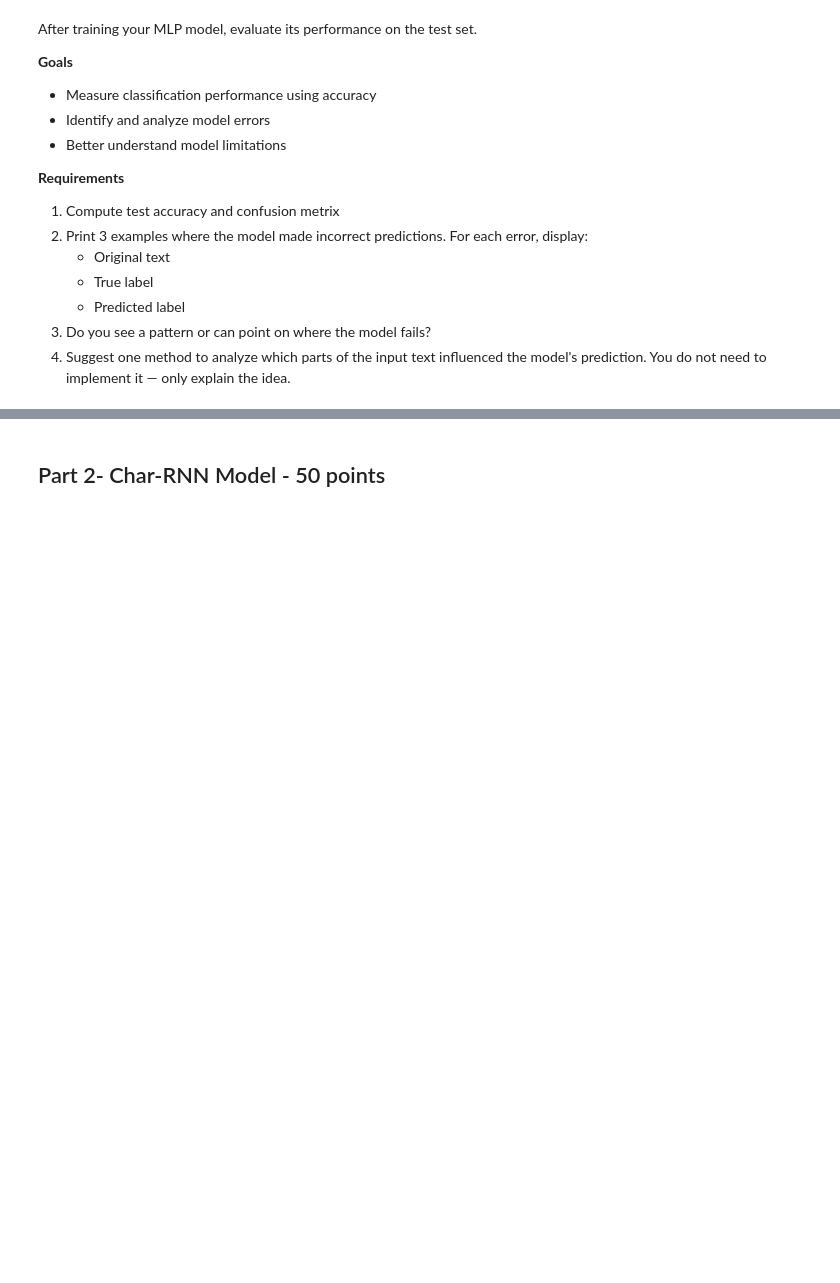
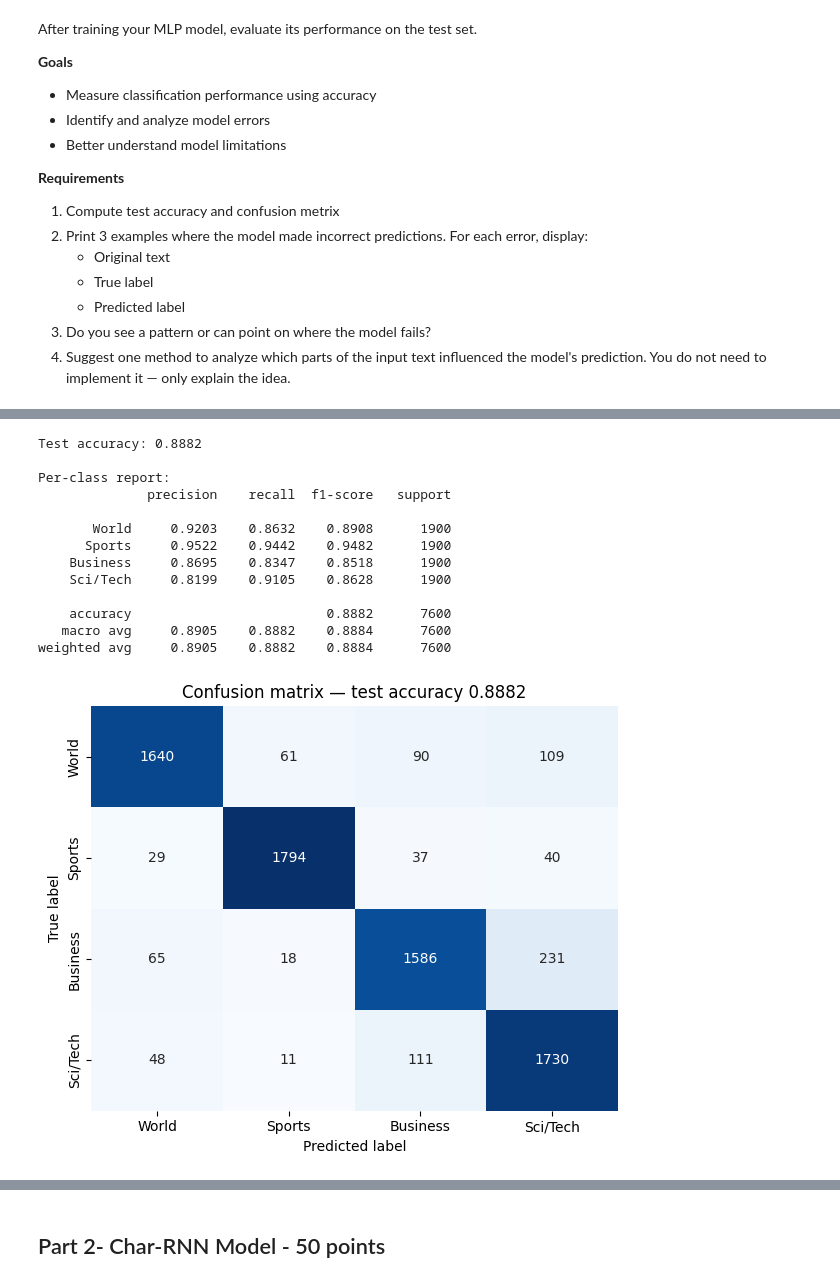
Before and after one commit to yahelcohen01/nebius-course, a Jupyter notebook: 02-LLM-Architectures/assignment_02/LLM_Architectures_hometask_2_Tel_Aviv.ipynb, the cells around one changed output, grey strips where cells are left out. Drawn from its saved outputs; the diff is of its cells as text; code cells hidden in the pictures; blank space fills up the shorter version.

```diff
--- a/02-LLM-Architectures/assignment_02/LLM_Architectures_hometask_2_Tel_Aviv.ipynb
+++ b/02-LLM-Architectures/assignment_02/LLM_Architectures_hometask_2_Tel_Aviv.ipynb
@@ -495,0 +612,73 @@ write your answers
+# %%
+import matplotlib.pyplot as plt
+import seaborn as sns
+from sklearn.metrics import accuracy_score, confusion_matrix, classification_report
+
+# 1. Run the trained MLP on the test set
+model.eval()
+all_preds, all_true = [], []
+
+with torch.no_grad():
+    for X_batch, y_batch in test_loader:
+        logits = model(X_batch)
+        preds = logits.argmax(dim=1)
+        all_preds.append(preds.cpu().numpy())
+        all_true.append(y_batch.cpu().numpy())
+
+y_pred = np.concatenate(all_preds)
+y_true = np.concatenate(all_true)
+
+# 2. Test accuracy
+acc = accuracy_score(y_true, y_pred)
+print(f"Test accuracy: {acc:.4f}")
+print()
+print("Per-class report:")
+print(classification_report(y_true, y_pred, target_names=label_names, digits=4))
+
+# 3. Confusion matrix
+cm = confusion_matrix(y_true, y_pred)
+
+plt.figure(figsize=(6, 5))
+sns.heatmap(
+    cm,
+    annot=True,
+    fmt="d",
+    cmap="Blues",
+    xticklabels=label_names,
+    yticklabels=label_names,
+    cbar=False,
+)
+plt.xlabel("Predicted label")
+plt.ylabel("True label")
+plt.title(f"Confusion matrix — test accuracy {acc:.4f}")
+plt.tight_layout()
+plt.show()
+
+# 4. Show 3 misclassified examples
+wrong_idx = np.where(y_pred != y_true)[0]
+print(f"\nTotal misclassified: {len(wrong_idx)} / {len(y_true)}")
+
+rng = np.random.default_rng(42)
+sample_idx = rng.choice(wrong_idx, size=3, replace=False)
+
+texts = test_df["text"].tolist()
+for rank, i in enumerate(sample_idx, start=1):
+    print(f"\n--- Error {rank} (test idx {i}) ---")
+    print(f"Text:           {texts[i]}")
+    print(f"True label:     {label_names[y_true[i]]}")
+    print(f"Predicted:      {label_names[y_pred[i]]}")
+# %% [output]
+Test accuracy: 0.8882
+
+Per-class report:
+              precision    recall  f1-score   support
+
+       World     0.9203    0.8632    0.8908      1900
+      Sports     0.9522    0.9442    0.9482      1900
+    Business     0.8695    0.8347    0.8518      1900
+    Sci/Tech     0.8199    0.9105    0.8628      1900
+
+    accuracy                         0.8882      7600
+   macro avg     0.8905    0.8882    0.8884      7600
+weighted avg     0.8905    0.8882    0.8884      7600
+[figure, added]
```
Also changed, not shown: parts of 19 cells of this notebook.
